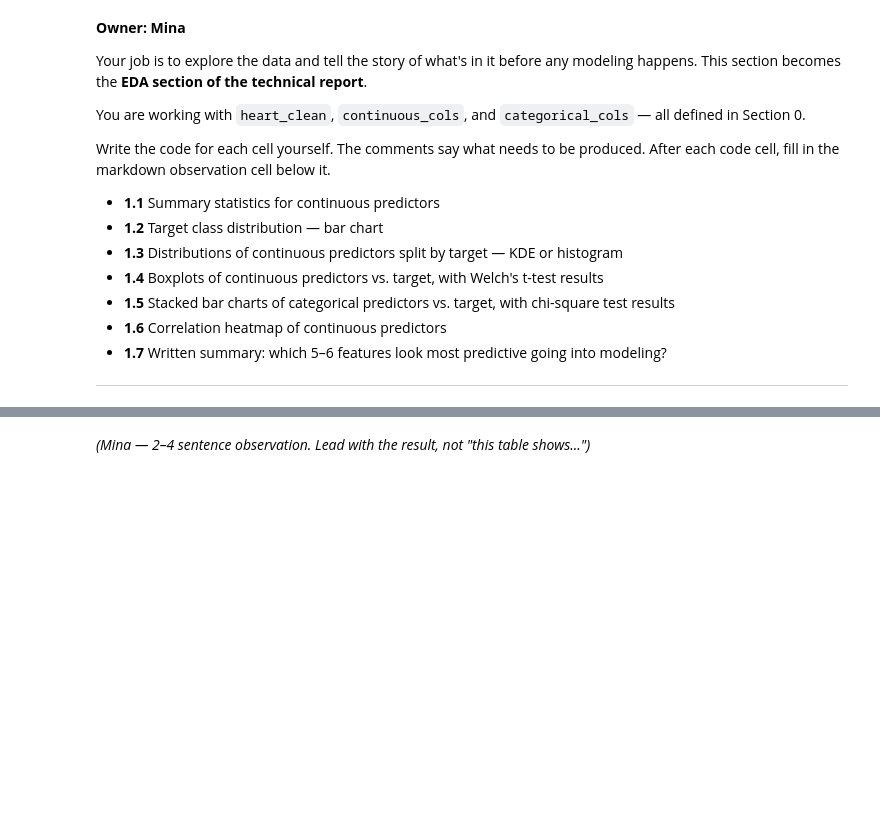
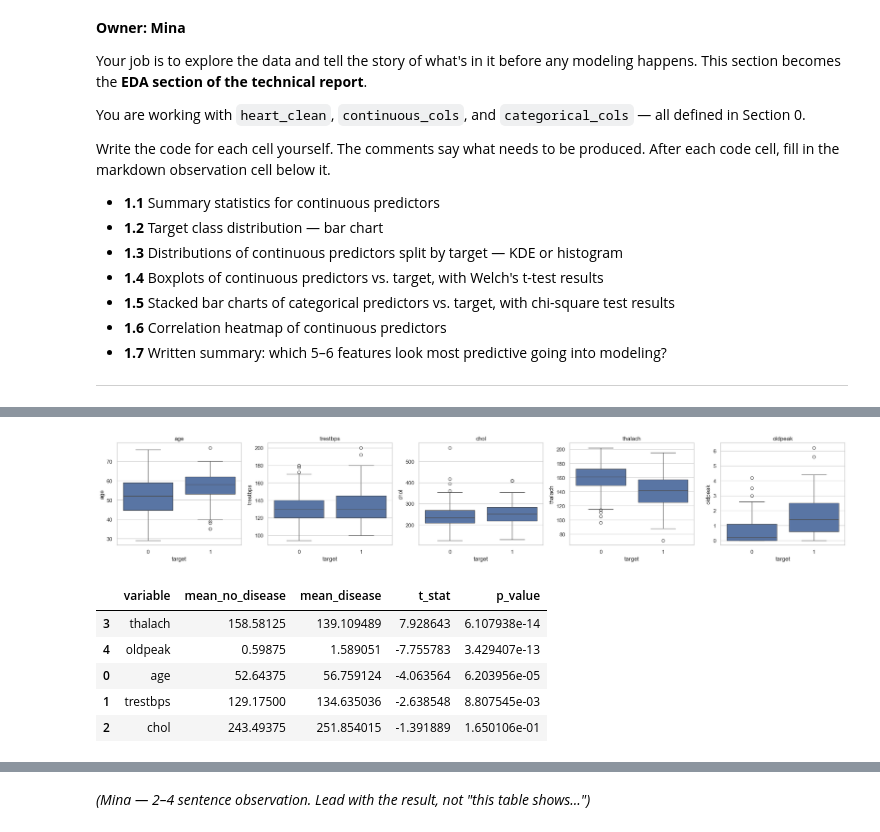
Before and after one commit to pdhinaka/AAI500-Final-Project, a Jupyter notebook: AAI500_Final_Project.ipynb, the cells around one changed output, grey strips where cells are left out. Cells and saved outputs as stored; diff of their text form; code cells hidden in the pictures; blank space fills up the shorter version.

```diff
--- a/AAI500_Final_Project.ipynb
+++ b/AAI500_Final_Project.ipynb
@@ -131,0 +230,48 @@ Write the code for each cell yourself. The comments say what needs to be produce
+# %%
+# 1.4 Boxplots and Welch's t-test
+
+fig, axes = plt.subplots(1, 5, figsize=(22,4))
+
+results = []
+
+for ax, col in zip(axes, continuous_cols):
+
+    sns.boxplot(
+        data=heart_clean,
+        x="target",
+        y=col,
+        ax=ax
+    )
+
+    group0 = heart_clean.loc[heart_clean["target"] == 0, col]
+    group1 = heart_clean.loc[heart_clean["target"] == 1, col]
+
+    t_stat, p_val = stats.ttest_ind(
+        group0,
+        group1,
+        equal_var=False
+    )
+
+    results.append({
+        "variable": col,
+        "mean_no_disease": group0.mean(),
+        "mean_disease": group1.mean(),
+        "t_stat": t_stat,
+        "p_value": p_val
+    })
+
+    ax.set_title(col)
+
+plt.tight_layout()
+plt.show()
+
+ttest_results = pd.DataFrame(results).sort_values("p_value")
+display(ttest_results)
+# %% [output]
+[figure, added]
+|  | variable | mean_no_disease | mean_disease | t_stat | p_value |
+| 3 | thalach | 158.58125 | 139.109489 | 7.928643 | 6.107938e-14 |
+| 4 | oldpeak | 0.59875 | 1.589051 | -7.755783 | 3.429407e-13 |
+| 0 | age | 52.64375 | 56.759124 | -4.063564 | 6.203956e-05 |
+| 1 | trestbps | 129.17500 | 134.635036 | -2.638548 | 8.807545e-03 |
+| 2 | chol | 243.49375 | 251.854015 | -1.391889 | 1.650106e-01 |
```
Also changed, not shown: parts of 21 cells of this notebook.
